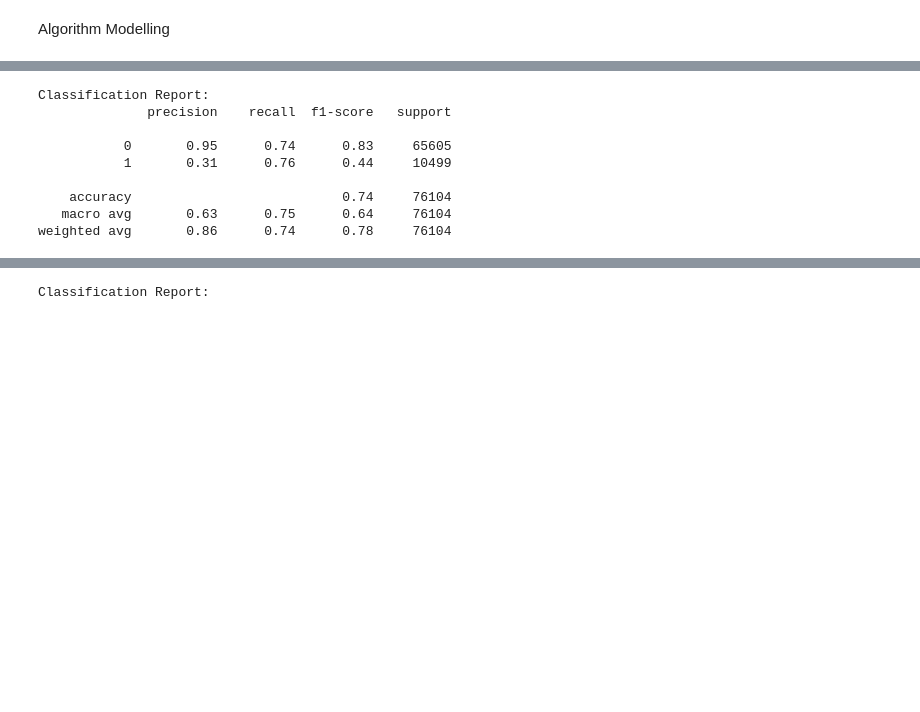
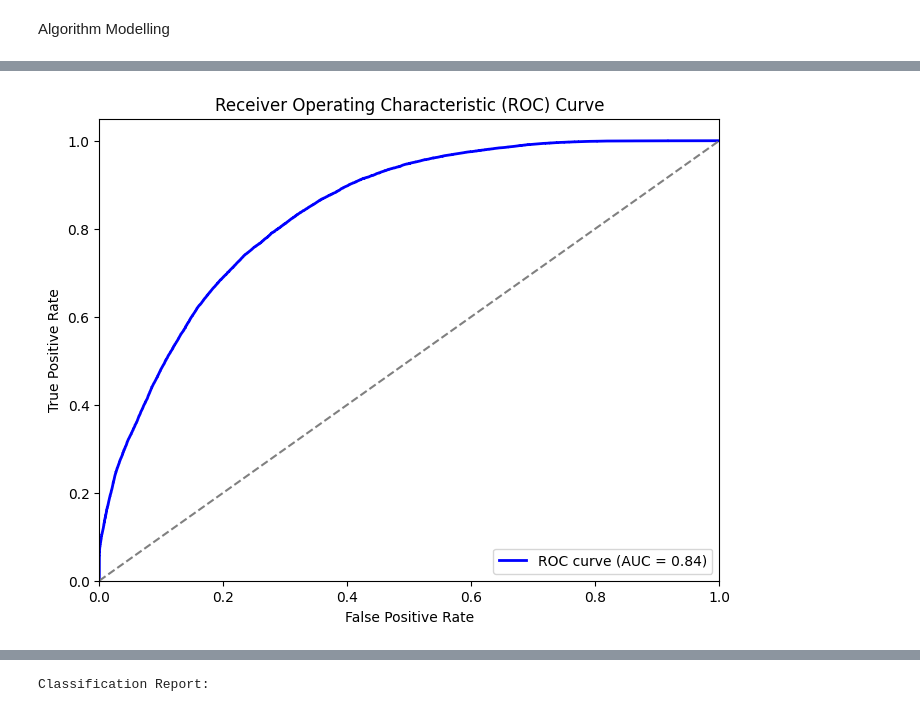
Before and after one commit to GraceOluwafemi/Msc-Project, a Jupyter notebook: project.ipynb, the cells around one changed output, grey strips where cells are left out. Drawn from its saved outputs; the diff is of its cells as text; code cells hidden in the pictures; blank space fills up the shorter version.

```diff
--- a/project.ipynb
+++ b/project.ipynb
@@ -764,8 +760,8 @@ NameError: ignored
 new_data1 = new_data.copy()
 # %%
 # Drop columns from the DataFrame
-columns_to_drop = ['PhysHlth','AnyHealthcare','NoDocbcCost','HvyAlcoholConsump','Fruits','DiffWalk','Veggies','BMI']
-#columns_to_drop = ['Income','PhysActivity','Education','MentHlth','GenHlth','PhysHlth','AnyHealthcare','NoDocbcCost','HvyAlcoholConsump','Fruits','DiffWalk','Veggies','BMI']
+#columns_to_drop = ['PhysHlth','AnyHealthcare','NoDocbcCost','HvyAlcoholConsump','Fruits','DiffWalk','Veggies','BMI']
+columns_to_drop = ['Income','PhysActivity','Education','MentHlth','GenHlth','PhysHlth','AnyHealthcare','NoDocbcCost','HvyAlcoholConsump','Fruits','DiffWalk','Veggies','BMI']
 new_data1 = new_data1.drop(columns=columns_to_drop, axis=1)
 # %%
 # 'data' now contains the DataFrame with the specified columns dropped
@@ -791,4 +787,4 @@ print(new_data1)
 # %%
-y = new_data1.Diabetes_Status
-x = new_data1.drop(["Diabetes_Status"],axis = 1)
+y_over = new_data1.Diabetes_Status
+x_over = new_data1.drop(["Diabetes_Status"],axis = 1)
 columns = x.columns.tolist()
@@ -802,8 +790,0 @@ X_test = scaler.transform(X_test)
-# %%
-# Apply SMOTE for oversampling
-smote = SMOTE(sampling_strategy='auto', random_state=42)
-X_over, y_over = smote.fit_resample(x, y)
-
-# Display the class distribution after oversampling
-print("\nClass distribution after oversampling:")
-print(pd.Series(y_resampled).value_counts())
@@ -926,16 +860,17 @@ AUC: 0.8340489593664526
-# %%
-print('Classification Report:')
-print(classification_report(Y_test, y_pred_lgover))
-# %% [output]
-Classification Report:
-              precision    recall  f1-score   support
-
-           0       0.95      0.74      0.83     65605
-           1       0.31      0.76      0.44     10499
-
-    accuracy                           0.74     76104
-   macro avg       0.63      0.75      0.64     76104
-weighted avg       0.86      0.74      0.78     76104
+# %%
+# Plot ROC AUC curve
+plt.figure(figsize=(8, 6))
+plt.plot(fpr_lgover, tpr_lgover, color='blue', lw=2, label=f'ROC curve (AUC = {auc_lgover:.2f})')
+plt.plot([0, 1], [0, 1], color='gray', linestyle='--')
+plt.xlim([0.0, 1.0])
+plt.ylim([0.0, 1.05])
+plt.xlabel('False Positive Rate')
+plt.ylabel('True Positive Rate')
+plt.title('Receiver Operating Characteristic (ROC) Curve')
+plt.legend(loc='lower right')
+plt.show()
+# %% [output]
+[figure, added]
 # %%
 from sklearn.naive_bayes import GaussianNB
 from sklearn.metrics import accuracy_score, confusion_matrix
```
Also changed, not shown: parts of 21 cells of this notebook.
